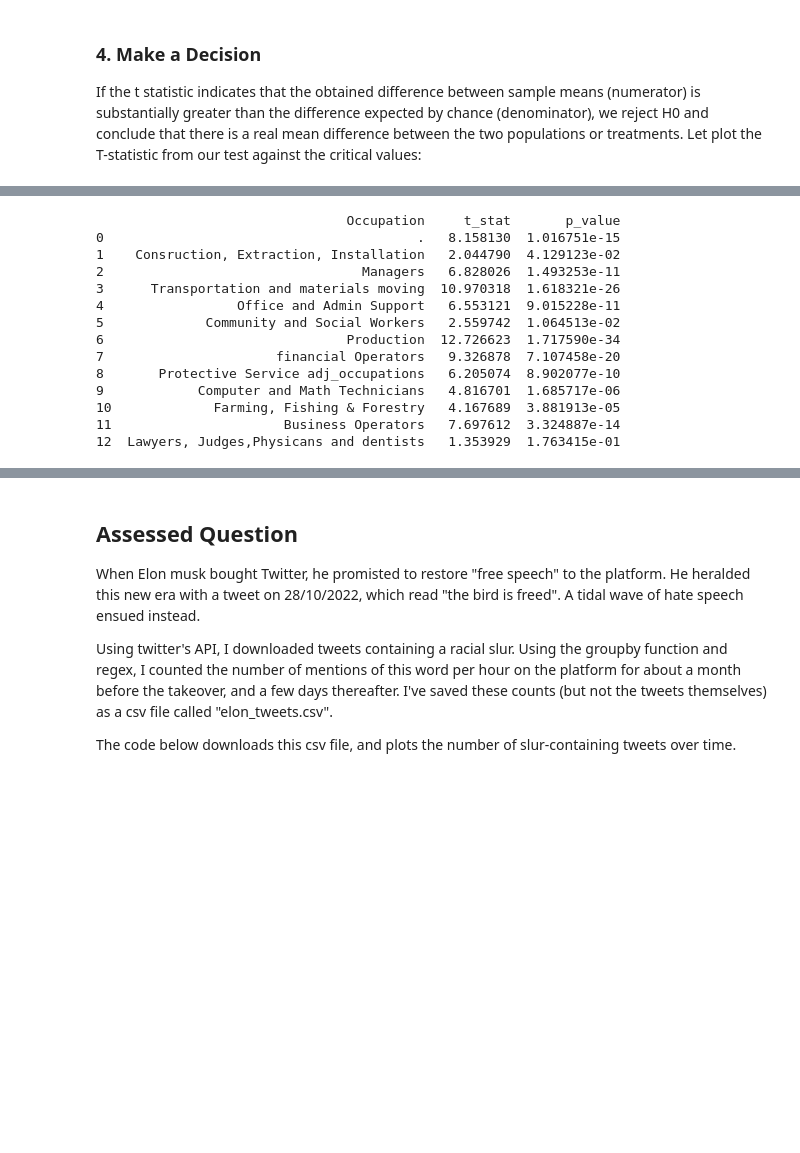
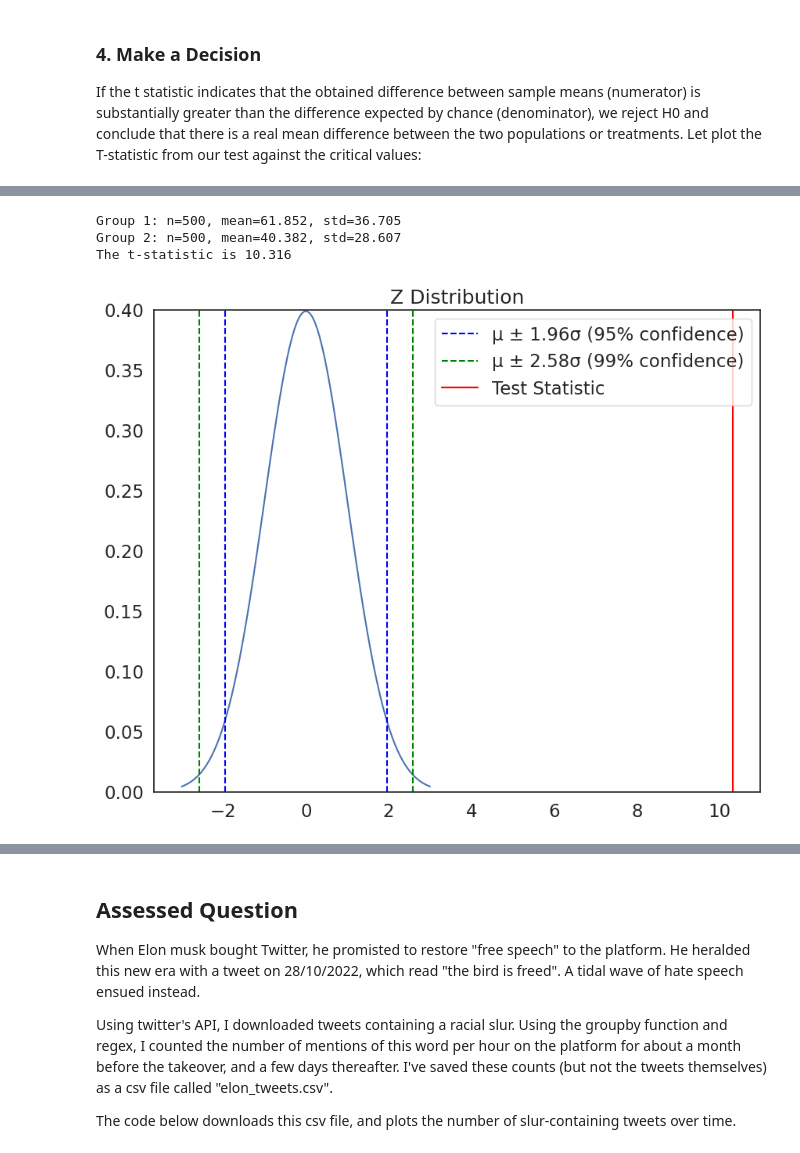
Before and after one commit to capucinelabouret/QM2, a Jupyter notebook: notebooks/W07. Hypothesis Testing.ipynb, the cells around one changed output, grey strips where cells are left out. Cells and saved outputs as stored; diff of their text form; code cells hidden in the pictures; blank space fills up the shorter version.

```diff
--- a/notebooks/W07. Hypothesis Testing.ipynb
+++ b/notebooks/W07. Hypothesis Testing.ipynb
@@ -343,35 +303,17 @@ The group with the most significant pay gap is: Hispanic women
-# %%
-men = df[(df['sex'] == 1)]
-women = df[(df['sex'] == 2)]
-occupation_t_tests = []
-
-for occupation in df['occupation'].unique():
-
-    men_sample_size = min(500, len(men[men['occupation'] == occupation]))
-    women_sample_size = min(500, len(women[women['occupation'] == occupation]))
-
-    men_sample = men[men['occupation'] == occupation].sample(men_sample_size, replace=False)
-    women_sample = women[women['occupation'] == occupation].sample(women_sample_size, replace=False)
-
-    t_stat, p_value = stats.ttest_ind(men_sample['incwage'], women_sample['incwage'])
-
-
-    occupation_t_tests.append({'Occupation': occupation, 't_stat': t_stat, 'p_value': p_value})
-
-occupation_t_tests_df = pd.DataFrame(occupation_t_tests)
-print(occupation_t_tests_df)
-# %% [output]
-                                Occupation     t_stat       p_value
-0                                        .   8.158130  1.016751e-15
-1    Consruction, Extraction, Installation   2.044790  4.129123e-02
-2                                 Managers   6.828026  1.493253e-11
-3      Transportation and materials moving  10.970318  1.618321e-26
-4                 Office and Admin Support   6.553121  9.015228e-11
-5             Community and Social Workers   2.559742  1.064513e-02
-6                               Production  12.726623  1.717590e-34
-7                      financial Operators   9.326878  7.107458e-20
-8       Protective Service adj_occupations   6.205074  8.902077e-10
-9            Computer and Math Technicians   4.816701  1.685717e-06
-10             Farming, Fishing & Forestry   4.167689  3.881913e-05
-11                      Business Operators   7.697612  3.324887e-14
-12  Lawyers, Judges,Physicans and dentists   1.353929  1.763415e-01
+# %%
+sample_white_men = df[(df['sex'] == 1) & (df['race'] == 1)].sample(n=500)
+sample_white_women = df[(df['sex'] == 2) & (df['race'] == 1)].sample(n=500)
+sample_black_men = df[(df['sex'] == 1) & (df['race'] == 2)].sample(n=500)
+sample_black_women = df[(df['sex'] == 2) & (df['race'] == 2)].sample(n=500)
+sample_hispanic_men = df[(df['sex'] == 1) & (df['race'] == 3)].sample(n=500)
+sample_hispanic_women = df[(df['sex'] == 2) & (df['race'] == 3)].sample(n=500)
+sample_other_men = df[(df['sex'] == 1) & (df['race'] == 4)].sample(n=500)
+sample_other_women = df[(df['sex'] == 2) & (df['race'] == 4)].sample(n=500)
+
+t = manual_ttest(sample_white_men['income'], sample_white_women['income'])
+plot_z(t)
+# %% [output]
+Group 1: n=500, mean=61.852, std=36.705
+Group 2: n=500, mean=40.382, std=28.607
+The t-statistic is 10.316
+[figure, added]
```
Also changed, not shown: parts of 31 cells of this notebook.
